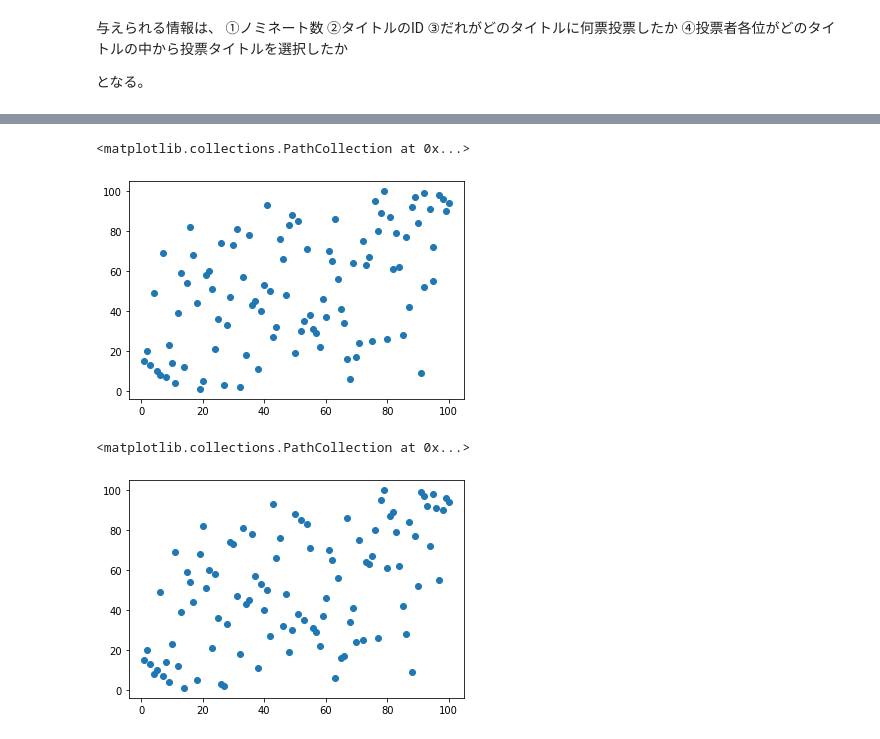
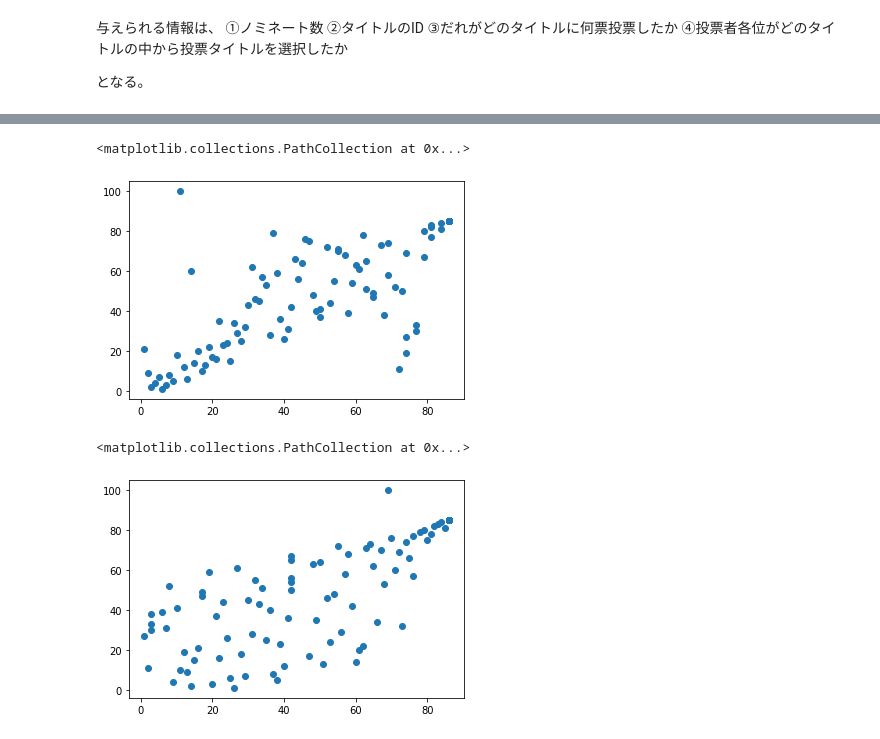
Before and after one commit to rokaboNatttsu/-------------, a Jupyter notebook: 経験が多い人の意見ほど強く反映される人気投票のアルゴリズム.ipynb, the cells around one changed output, grey strips where cells are left out. Saved outputs shown, nothing was run; the diff lists cells and outputs as text; code cells hidden in the pictures.

```diff
--- a/経験が多い人の意見ほど強く反映される人気投票のアルゴリズム.ipynb
+++ b/経験が多い人の意見ほど強く反映される人気投票のアルゴリズム.ipynb
@@ -47,7 +48,7 @@ def make_nominated_title_db(N, value_vector=None, popularity_vector=None):
     return nominated_title_db
 # %%
 #   データ生成のセル
-popularity_vector = np.exp(-5*np.arange(N)/N)
+popularity_vector = np.exp(-LOGSCALE_RANGE*np.arange(N)/N)
 value_vector = np.random.randn(N) + (N - np.arange(N))/N
 value_vector += -np.min(value_vector)
 value_vector /= np.max(value_vector)
@@ -79,7 +80,7 @@ def make_data(N, M, L, K, nominated_title_db):
         shuffle(t)
         voter_db.iat[i, j1] = t
         voter_db.iat[i, j2] = len(t)
-        voter_db.iat[i, waight_col_j] = len(t)**0.5 #   ここはどうする？
+        voter_db.iat[i, waight_col_j] = len(t) #   ここはどうする？
 
         u = t[:np.random.randint(1, len(t)+1)]
         lst = []
@@ -128,6 +129,7 @@ def count_experiment(voter_db, nominated_title_db):
     nominated_title_db.sort_values("experienced counter", ascending=False, inplace=True)
     nominated_title_db.reset_index(drop=True, inplace=True)
     return nominated_title_db
-count_experiment(voter_db, nominated_title_db)
+nominated_title_db = count_experiment(voter_db, nominated_title_db)
+nominated_title_db
 # %% [output]
 |  | id | popularity | experienced counter | value | simple vote | simple vote ranking | simple vote rate | ... |
@@ -293,11 +297,11 @@ pd.DataFrame(point_flow_matrix)
 # %%
-def input_professional_to_nominated_title_db(nominated_title_db, point_flow_vector, N):
+def input_professional_to_nominated_title_db(nominated_title_db, point_vector, N):
     point_j = list(nominated_title_db.columns).index("professional vote point")
     ranking_j = list(nominated_title_db.columns).index("professional ranking")
 
     nominated_title_db.sort_values("id", ascending=True, inplace=True)
     nominated_title_db.reset_index(drop=True, inplace=True)
-    nominated_title_db["professional vote point"] = point_flow_vector
+    nominated_title_db["professional vote point"] = point_vector
     nominated_title_db.sort_values("professional vote point", ascending=False, inplace=True)
     nominated_title_db.reset_index(drop=True, inplace=True)
     nominated_title_db.iloc[:, ranking_j] = np.arange(N) + 1
@@ -305,7 +309,7 @@ def input_professional_to_nominated_title_db(nominated_title_db, point_flow_vect
         if nominated_title_db.iat[i, point_j] == nominated_title_db.iat[i+1, point_j]:
             nominated_title_db.iat[i+1, ranking_j] = nominated_title_db.iat[i, ranking_j]
     return nominated_title_db
-nominated_title_db = input_professional_to_nominated_title_db(nominated_title_db, point_flow_vector, N)
+nominated_title_db = input_professional_to_nominated_title_db(nominated_title_db, point_vector, N)
 nominated_title_db.reset_index(drop=True, inplace=True)
 nominated_title_db
 # %% [output]
@@ -349,0 +361,10 @@ add_value_ranking(nominated_title_db, N)
+# %%
+pd.set_option('display.max_rows', None)
+
+ranking_db = nominated_title_db[["id", "popularity", "value", "value ranking", "simple vote ranking", "corrected vote ranking", "simple vote rate ranking", "professional ranking"]]
+value_top10_ranking_db = ranking_db.sort_values("value ranking").iloc[:10,:]
+corrected_vote_top10_ranking_db = ranking_db.sort_values("corrected vote ranking").iloc[:10,:]
+simple_vote_rate_top10_ranking_db = ranking_db.sort_values("simple vote rate ranking").iloc[:10,:]
+professional_top10_ranking_db = ranking_db.sort_values("professional ranking").iloc[:10,:]
+ranking_db.sort_values("professional ranking", inplace=True)
+ranking_db
@@ -350,10 +459,10 @@ add_value_ranking(nominated_title_db, N)
 # %%
-plt.scatter(nominated_title_db["simple vote ranking"], nominated_title_db["value ranking"])
+plt.scatter(ranking_db["simple vote ranking"], ranking_db["professional ranking"])
 # %% [output]
 <matplotlib.collections.PathCollection at 0x...>
-[figure, old version]
+[figure, new version]
 # %%
-plt.scatter(nominated_title_db["corrected vote ranking"], nominated_title_db["value ranking"])
+plt.scatter(ranking_db["simple vote rate ranking"], ranking_db["professional ranking"])
 # %% [output]
 <matplotlib.collections.PathCollection at 0x...>
-[figure, old version]
+[figure, new version]
```
Also changed, not shown: parts of 30 cells of this notebook.
